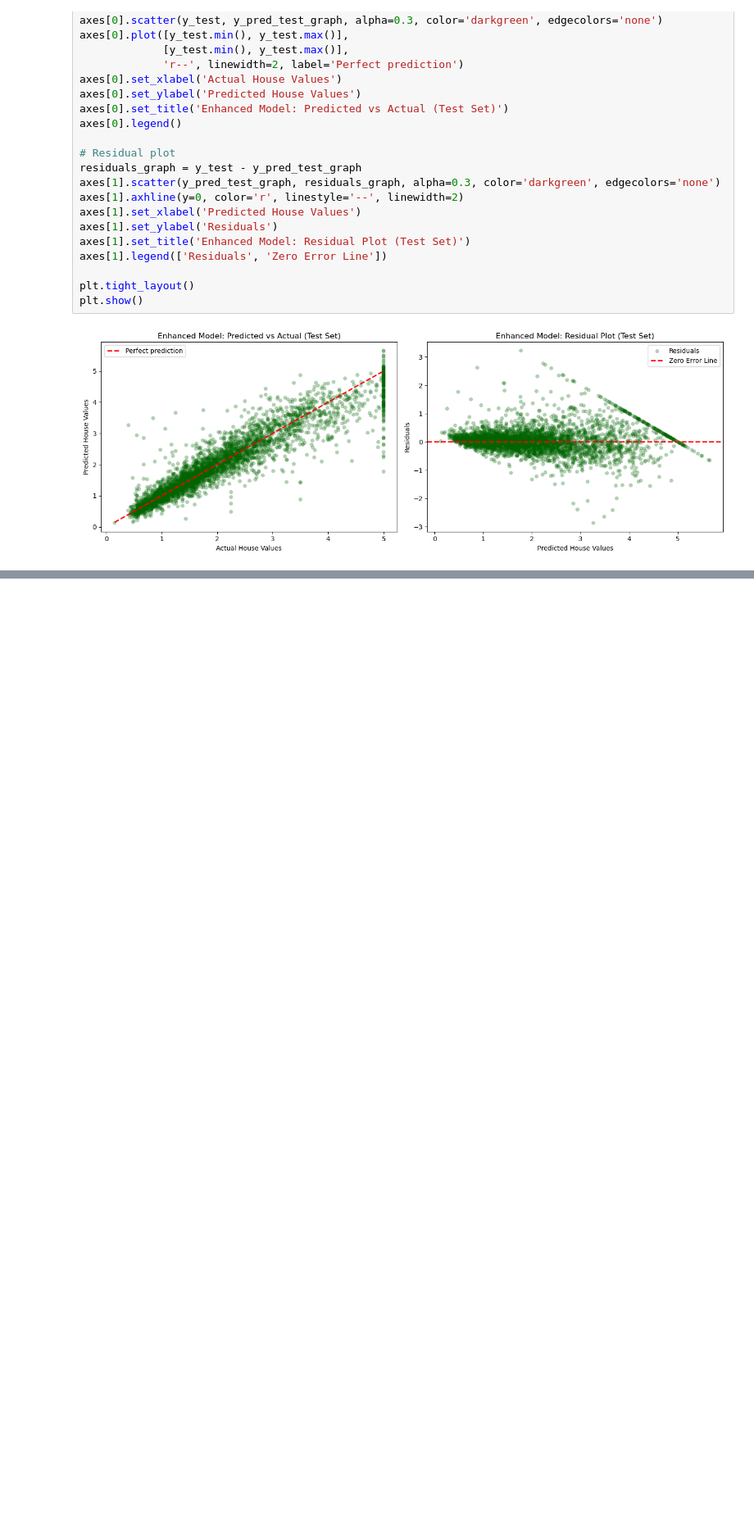
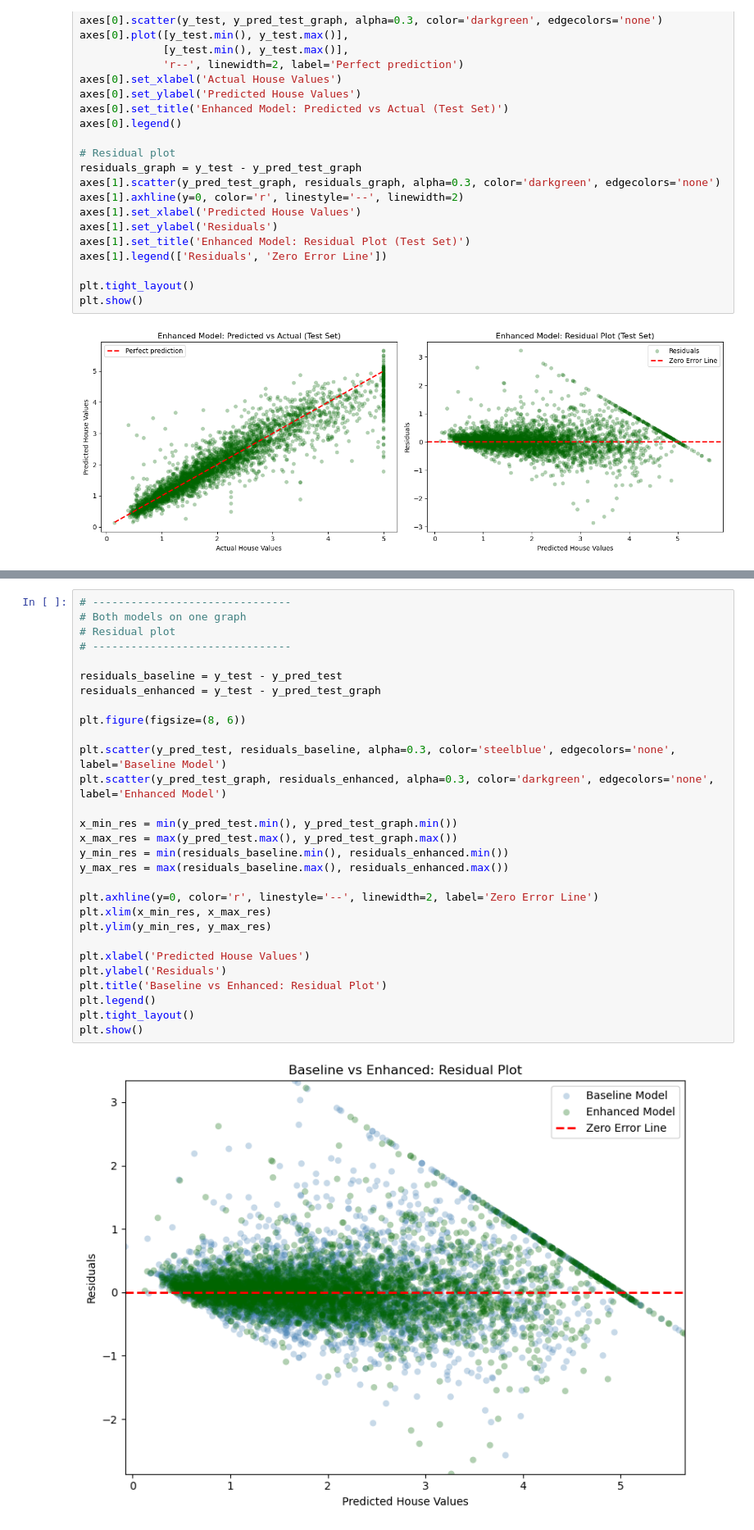
Before and after one commit to xplj5935-uol/california-house-prices, a Jupyter notebook: Workflow_4-6.ipynb, the cells around one changed output, grey strips where cells are left out. Shown at 82% size. Saved outputs shown, nothing was run; the diff lists cells and outputs as text; blank space fills up the shorter version.

```diff
--- a/Workflow_4-6.ipynb
+++ b/Workflow_4-6.ipynb
@@ -285,0 +358,31 @@ plt.show()
+# %%
+# -------------------------------
+# Both models on one graph
+# Residual plot
+# -------------------------------
+
+residuals_baseline = y_test - y_pred_test
+residuals_enhanced = y_test - y_pred_test_graph
+
+plt.figure(figsize=(8, 6))
+
+plt.scatter(y_pred_test, residuals_baseline, alpha=0.3, color='steelblue', edgecolors='none', label='Baseline Model')
+plt.scatter(y_pred_test_graph, residuals_enhanced, alpha=0.3, color='darkgreen', edgecolors='none', label='Enhanced Model')
+
+x_min_res = min(y_pred_test.min(), y_pred_test_graph.min())
+x_max_res = max(y_pred_test.max(), y_pred_test_graph.max())
+y_min_res = min(residuals_baseline.min(), residuals_enhanced.min())
+y_max_res = max(residuals_baseline.max(), residuals_enhanced.max())
+
+plt.axhline(y=0, color='r', linestyle='--', linewidth=2, label='Zero Error Line')
+plt.xlim(x_min_res, x_max_res)
+plt.ylim(y_min_res, y_max_res)
+
+plt.xlabel('Predicted House Values')
+plt.ylabel('Residuals')
+plt.title('Baseline vs Enhanced: Residual Plot')
+plt.legend()
+plt.tight_layout()
+plt.show()
+# %% [output]
+[figure, added]
```
Also changed, not shown: parts of 2 cells of this notebook.
